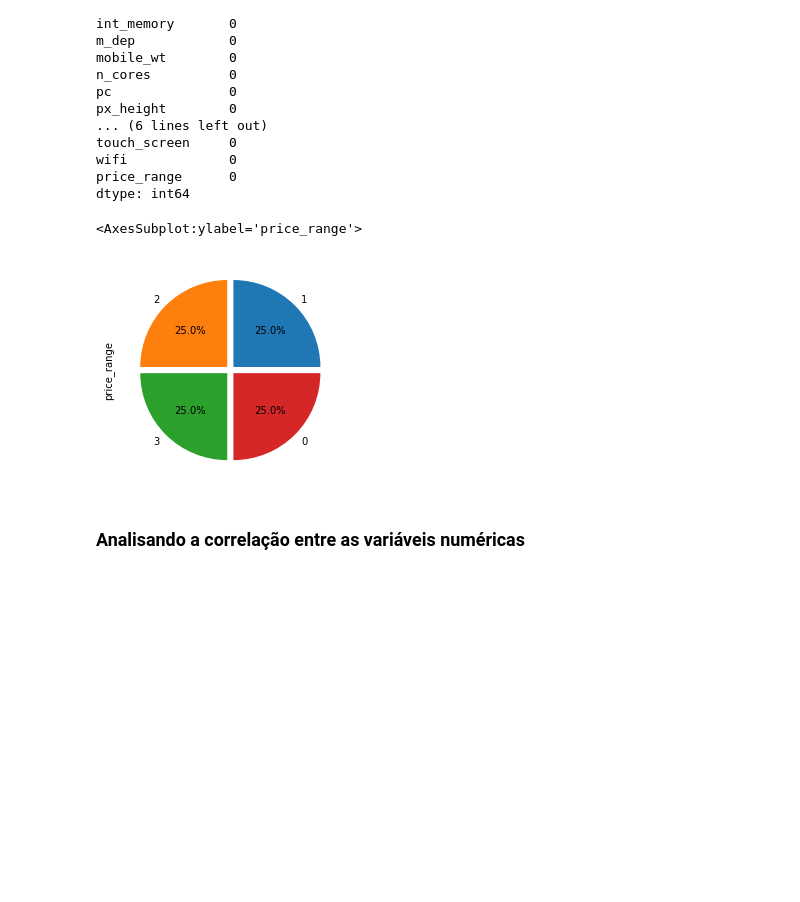
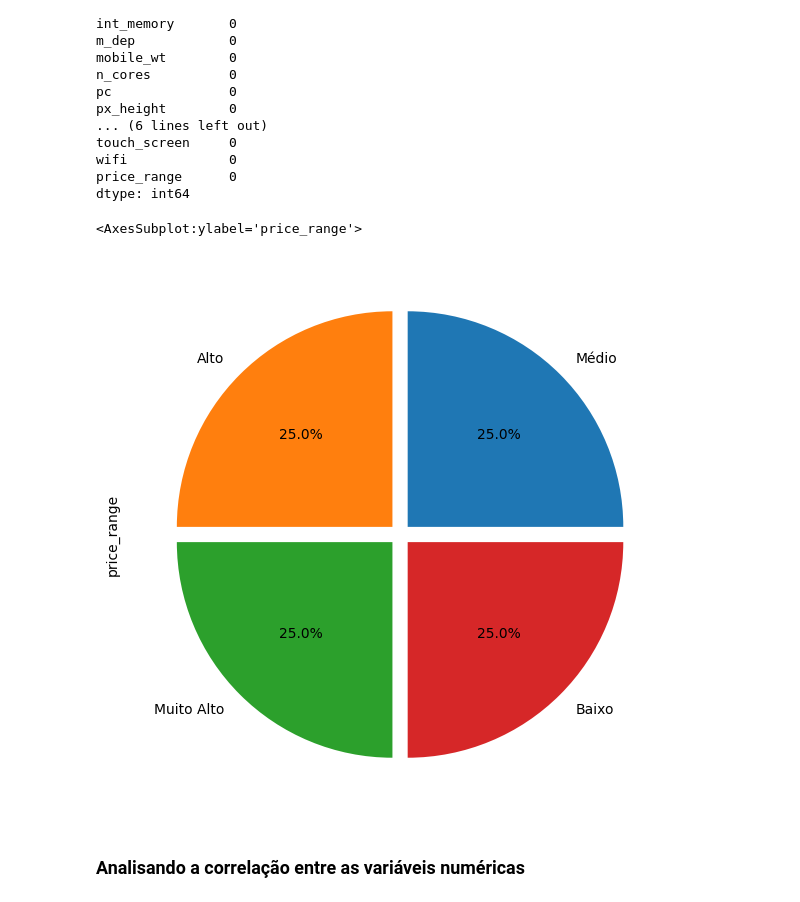
Before and after one commit to MarcosEduard0/Intelig-ncia-Artificial, a Jupyter notebook: Trabalho 2 Arvore de Decisao/teste.ipynb, the cells around one changed output. Drawn from its saved outputs; the diff is of its cells as text; code cells hidden in the pictures; blank space fills up the shorter version.

```diff
--- a/Trabalho 2 Arvore de Decisao/teste.ipynb
+++ b/Trabalho 2 Arvore de Decisao/teste.ipynb
@@ -106,11 +112,11 @@ dtype: int64
 data_X = df.drop('price_range', axis=1)
 data_Y = df['price_range']
 # %%
-# Verificando como as classes target são distribuídas
-data_Y.value_counts().plot.pie(autopct='%1.1f%%', explode=[0.05, 0.05, 0.05, 0.05],)
+mylabels = [ "Médio", "Alto","Muito Alto", "Baixo"]
+data_Y.value_counts().plot.pie(autopct='%1.1f%%', explode=[0.05, 0.05, 0.05, 0.05],  labels = mylabels, figsize=(7, 7))
 # %% [output]
 <AxesSubplot:ylabel='price_range'>
-[figure, old version]
+[figure, new version]
 # %% [markdown]
 ### Analisando a correlação entre as variáveis numéricas
 # %% [markdown]
```
Also changed, not shown: parts of 27 cells of this notebook, 1 other file.
